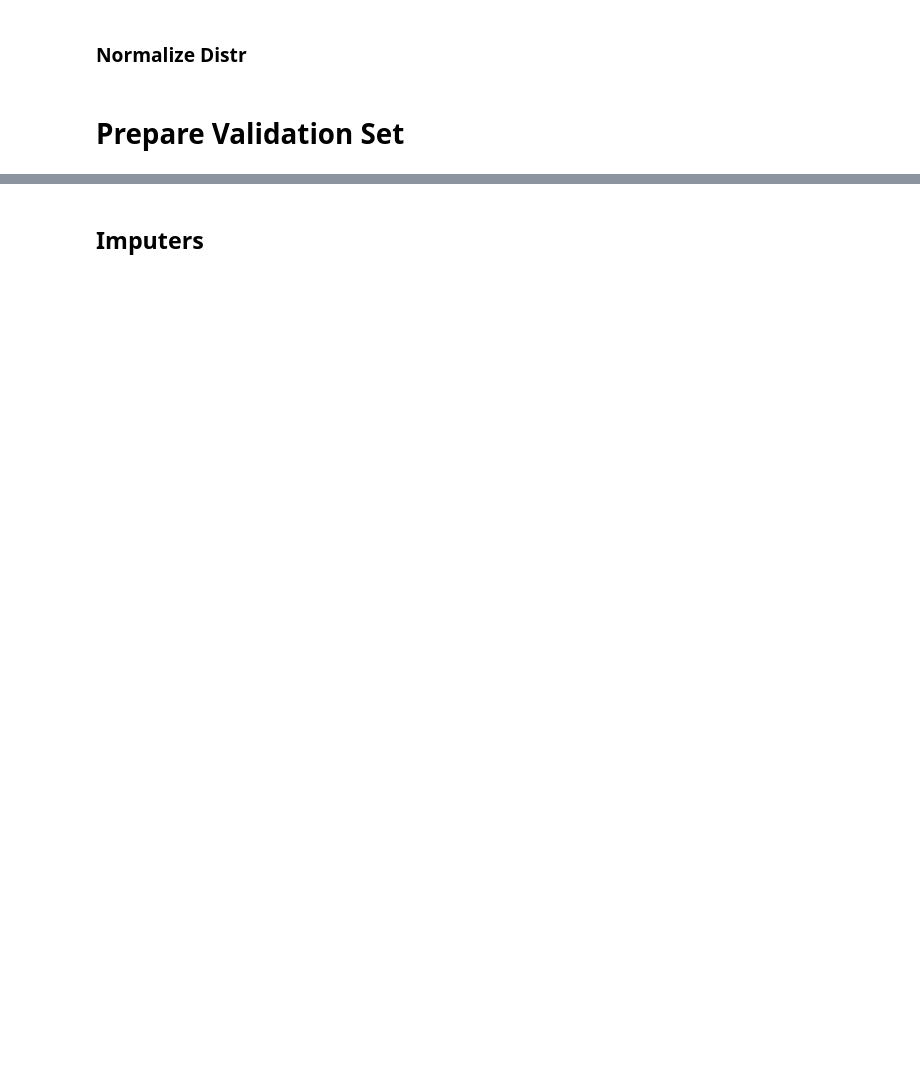
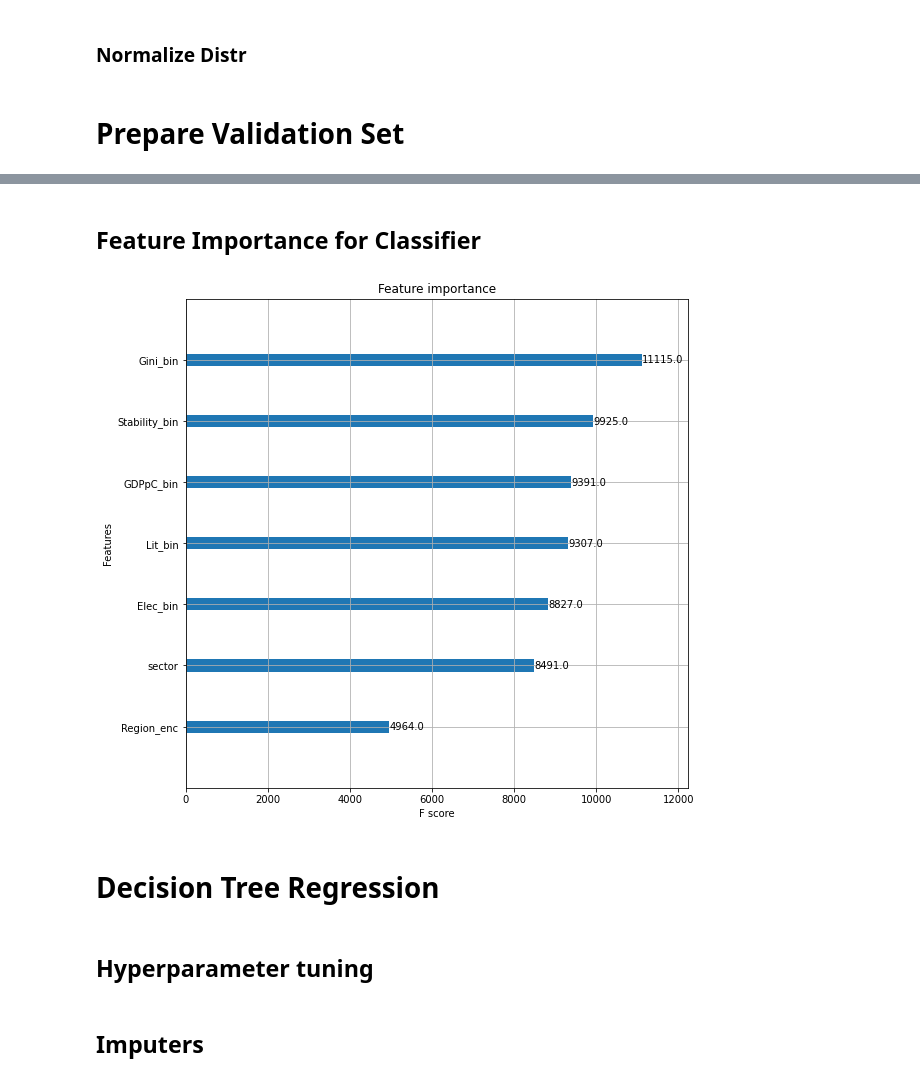
Before and after one commit to DoctorBomb/Qarik-Team-Bear, a Jupyter notebook: Regression_Classifier/xgb_tree_regress_classify.ipynb, the cells around one changed output, grey strips where cells are left out. Cells and saved outputs as stored; diff of their text form; code cells hidden in the pictures; blank space fills up the shorter version.

```diff
--- a/Regression_Classifier/xgb_tree_regress_classify.ipynb
+++ b/Regression_Classifier/xgb_tree_regress_classify.ipynb
@@ -426,0 +516,24 @@ plt.show()
+# %%
+def model_hyperparam_tune1(max_dep,alph,lamb):
+    xgb_model = XGBClassifier(n_estimators = 200, objective='multi:softprob',max_depth=max_dep, min_child_weight=5, gamma=0, learning_rate=0.1, subsample=.75, colsample_bytree=0.8,reg_alpha=alph,reg_lambda=lamb)
+    xgb_model.fit(X_tt_disc_enc,y_tt_disc_d,eval_metric=f1_eval)
+    y_pred = xgb_model.predict(X_val_disc_enc)
+    a = f1_score(y_val_disc, y_pred,average ='micro')
+    print("F1 Score %f" % a)
+    return y_pred,a
+
+max_dep = (5,8)
+alph = (.05,.1,.2)
+lamb = (.05,.1,.2)
+M = 0
+Z = ()
+for z in product(max_dep,alph,lamb):
+    print(z)
+    y_pred,a = model_hyperparam_tune1(*z)
+    if a > M:
+        M = a
+        Z = z
+
+print('Best hyperparameters are\n')
+print(Z)
+print(M)
@@ -426,0 +579,5 @@ plt.show()
+# %%
+X_train_disc_enc,X_test_disc_enc = transform(X_train_disc,X_test_disc)
+#y_train_disc=pd.qcut(x = y_train_disc.rank(method='first'),q=10,labels = False)
+#y_test_disc=pd.qcut(x = y_test.rank(method='first'),q=10,labels = False)
+print(X_train_disc_enc.shape,y_train_disc.shape)
@@ -426,0 +586,10 @@ plt.show()
+# %%
+#Using
+d,a,l = Z
+xgb_class_model = XGBClassifier(n_estimators = 200, max_depth=d, min_child_weight=5, gamma=0, learning_rate=0.1, subsample=.75, colsample_bytree=0.8,reg_alpha=a,reg_lambda=l)
+xgb_class_model.fit(X_train_disc_enc,y_train_disc)
+y_pred = xgb_class_model.predict(X_test_disc_enc)
+a = f1_score(y_test_disc, y_pred,average ='micro')
+print("F1 Score %f" % a)
+print(y_test_disc.head())
+print(y_pred[:10])
@@ -426,0 +606,13 @@ plt.show()
+# %% [markdown]
+## Feature Importance for Classifier
+# %%
+### Feature Importance
+xgb.plot_importance(xgb_class_model)
+plt.rcParams['figure.figsize'] = [9, 9]
+plt.show()
+# %% [output]
+[figure, added]
+# %% [markdown]
+# Decision Tree Regression
+# %% [markdown]
+## Hyperparameter tuning
```
Also changed, not shown: parts of 43 cells of this notebook, 4 other files.
